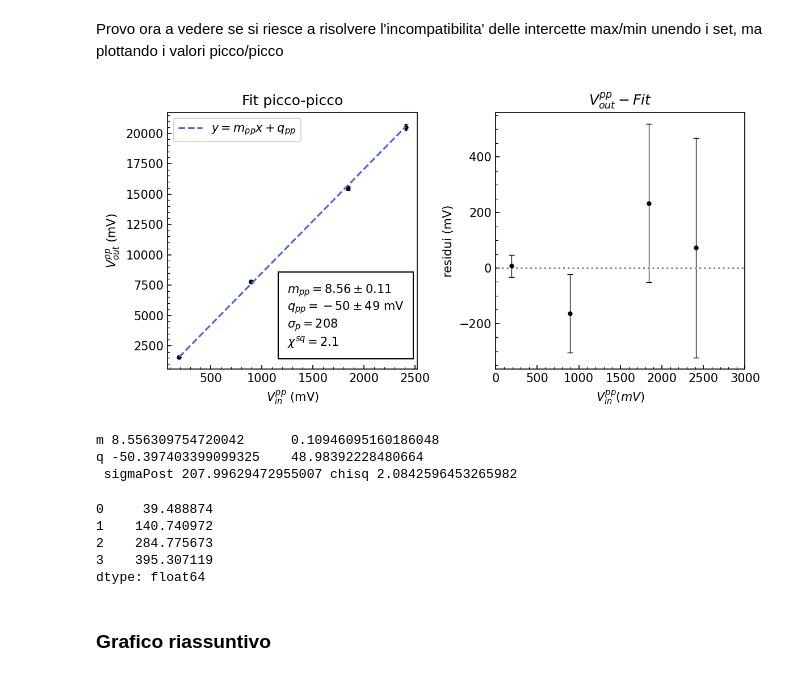
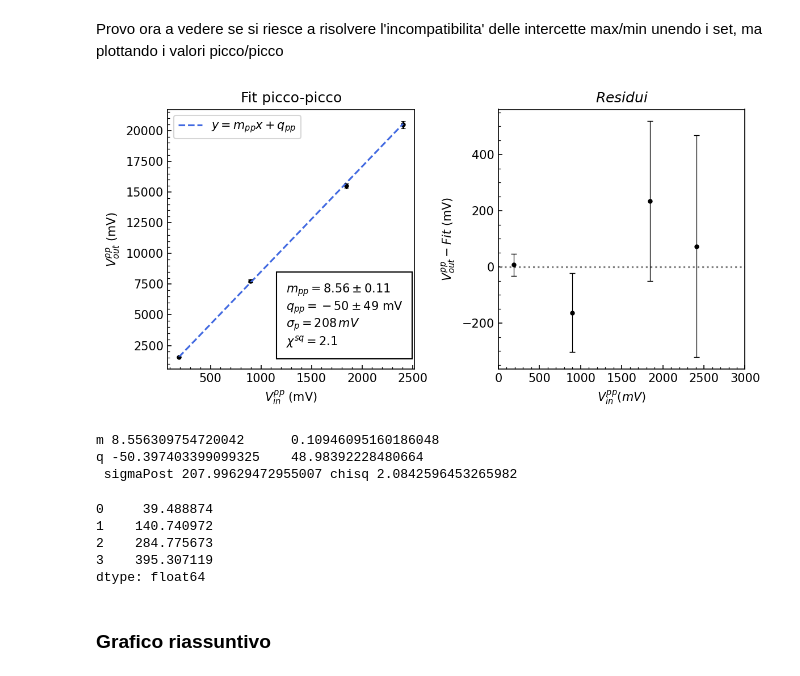
Before and after one commit to simonecig/lab_2020-2021, a Jupyter notebook: 1_opamp/logbook/opamp1_analysis.ipynb, the cells around one changed output. Cells and saved outputs as stored; diff of their text form; code cells hidden in the pictures.

```diff
--- a/1_opamp/logbook/opamp1_analysis.ipynb
+++ b/1_opamp/logbook/opamp1_analysis.ipynb
@@ -466,39 +466,39 @@ pp_sigmaPost = np.sqrt(np.sum((func(X, *pp_fit) - Y)**2) / (len(X) - 2))
 pp_chisq = np.sum(difference**2 / errY**2)
 
 axes[1].set_xlabel('$V_{in}^{pp} (mV)$')
-axes[1].set_ylabel('residui (mV)')
-axes[1].set_title('$V_{out}^{pp} - Fit$ ')
+axes[1].set_ylabel('$V_{out}^{pp} - Fit $ (mV)')
+axes[1].set_title('$Residui $')
 
 # plot customization
 axes[0].tick_params(axis='both', which='minor', direction='in')
 axes[0].tick_params(axis='both', which='major', direction='in')
 axes[0].minorticks_on()
 axes[1].tick_params(axis='both', which='minor', direction='in')
 axes[1].tick_params(axis='both', which='major', direction='in')
 axes[1].minorticks_on()
 
 axes[0].text(1250, 2500, '$m_{pp}=8.56\pm 0.11 $'
                          '\n$q_{pp}= -50 \pm 49$ mV'
-                         '\n$\sigma_p=208$'
+                         '\n$\sigma_p=208 \,mV$'
                          '\n$\chi^{sq}=2.1$', color='black',
         bbox=dict(facecolor='none', edgecolor='black', pad=8.0))
 
 fig.tight_layout()
-fig.savefig("img/grafico_pp.png", dpi=500)
+fig.savefig("img/grafico_pp.png", dpi=200)
 plt.show()
 
 # stampo i risultati
 pp_m = pp_fit[0]
 pp_q = pp_fit[1]
 pp_m_err = np.sqrt(pp_cov[0][0])
 pp_q_err = np.sqrt(pp_cov[1][1])
 
 print("m", pp_m, "\t", pp_m_err,
       "\nq", pp_q, "\t", pp_q_err,
       "\n sigmaPost", pp_sigmaPost, "chisq", pp_chisq)
 errY
 # %% [output]
-[figure, old version]
+[figure, new version]
 m 8.556309754720042      0.10946095160186048
 q -50.397403399099325    48.98392228480664
  sigmaPost 207.99629472955007 chisq 2.0842596453265982
```
Also changed, not shown: parts of 19 cells of this notebook, 53 other files.
